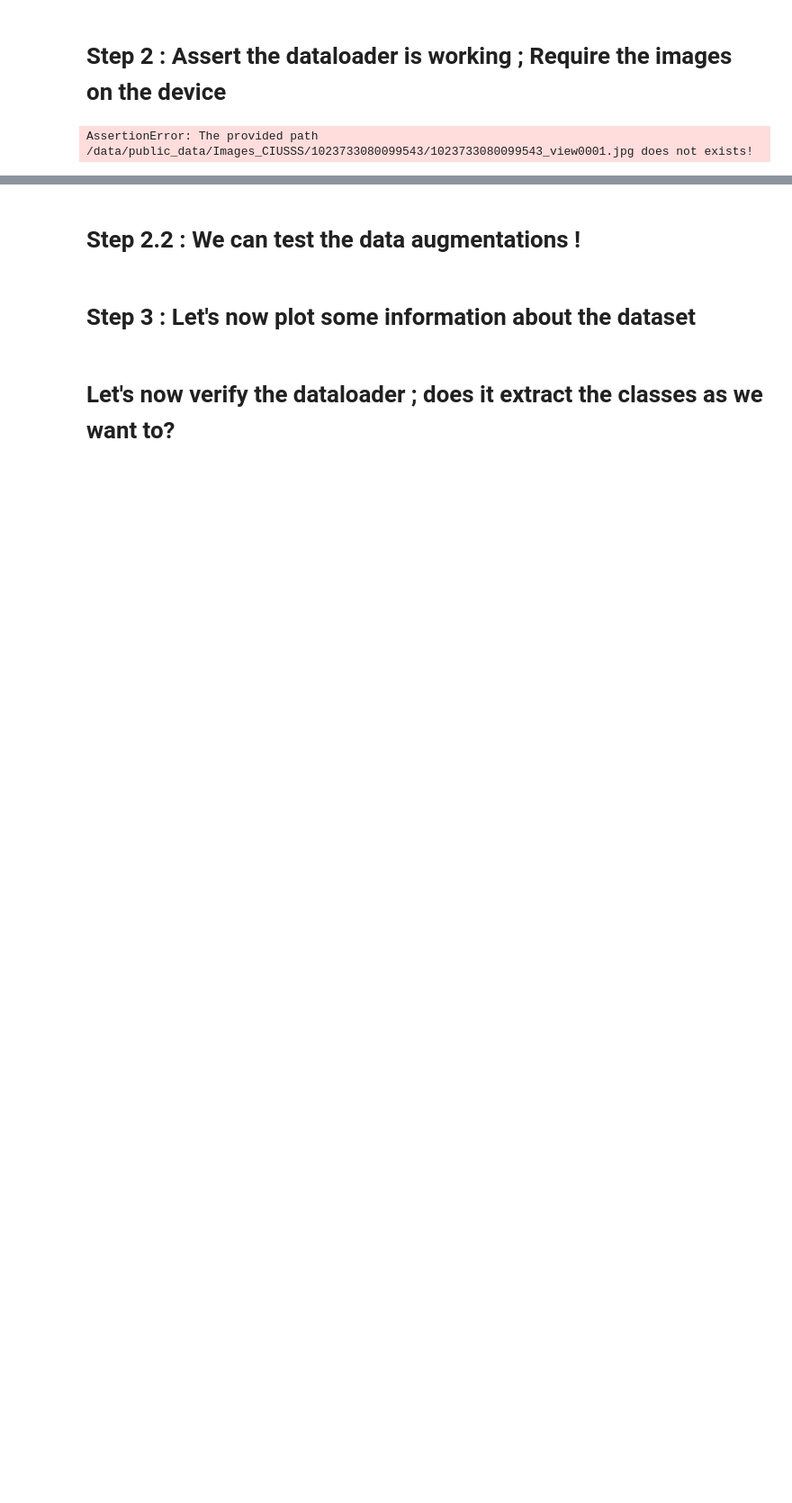
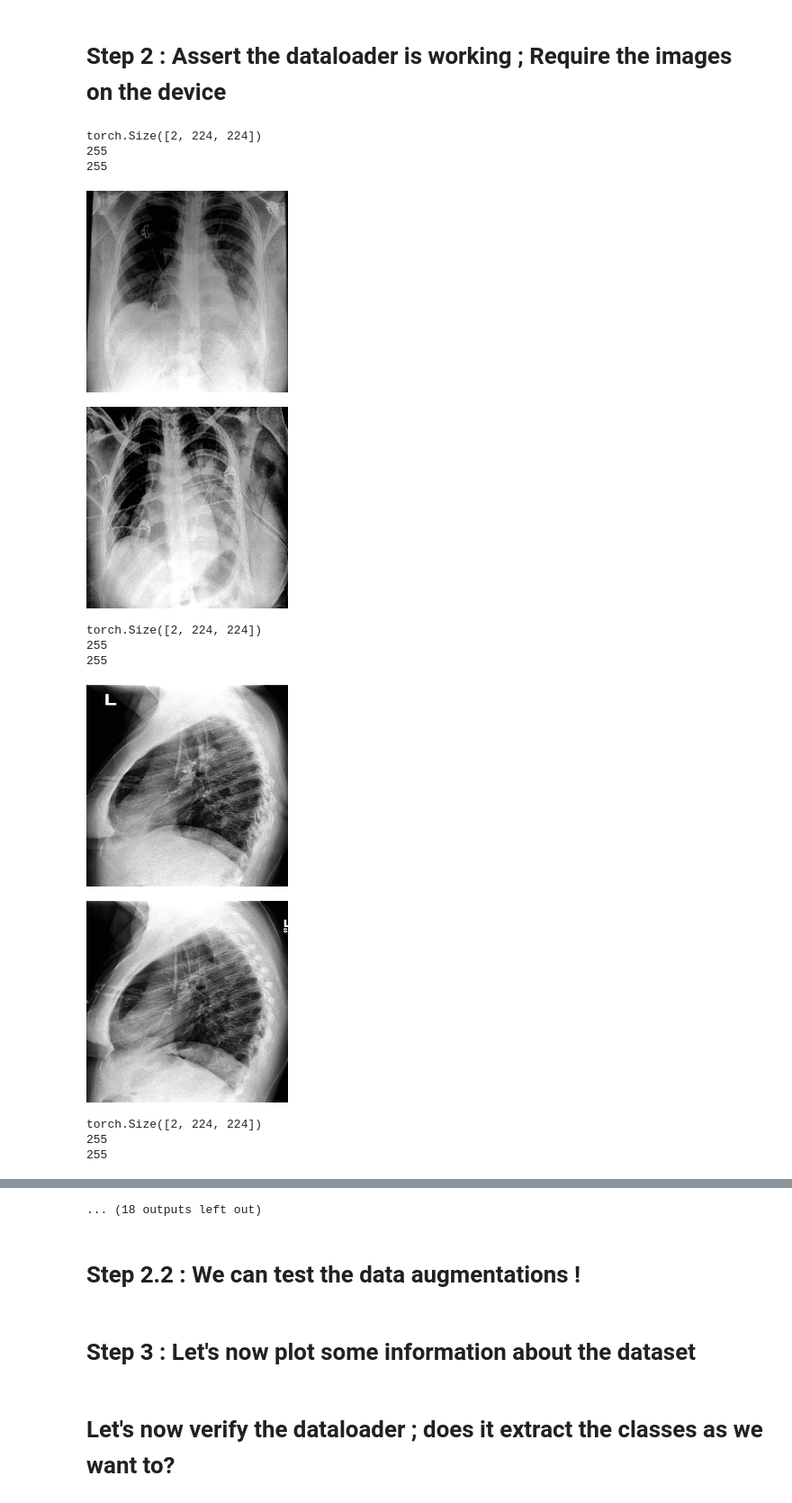
Before and after one commit to CCSMTL/IA-MED_IMG, a Jupyter notebook: CheXpert2/sanity_check.ipynb, the cells around one changed output, grey strips where cells are left out. Shown: that part at 90% size. Saved outputs shown, nothing was run; the diff lists cells and outputs as text; code cells hidden in the pictures; blank space fills up the shorter version.

```diff
--- a/CheXpert2/sanity_check.ipynb
+++ b/CheXpert2/sanity_check.ipynb
@@ -15,10 +15,10 @@ from PIL import Image
 
 Since we don't train the model, we only need one dataset
 # %%
-img_dir=""
+img_dir="/mnt/f/IA-med_img"
 os.environ["DEBUG"]="False"
 dataset = CXRLoader(
-            split="Test",
+            split="Train",
             img_dir=img_dir,
             img_size=224,
             prob=[0,0,0,0,0,0],
@@ -26,6 +26,6 @@ dataset = CXRLoader(
             label_smoothing=0,
             channels=1,
             use_frontal=False,
-            datasets=["CIUSSS"]
+            datasets=["ChexPert"]
         )
 i=0
@@ -33,16 +39,28 @@ i=0
 # Step 2 : Assert the dataloader is working ; Require the images on the device
 # %%
 import time
-for i in range(0,10) :
+for i in range(10,20) :
     images,label,idx = dataset[i]
     print(images.shape)
     frontal,lateral =   images[0,:,:].numpy().astype(np.uint8),images[1,:,:].numpy().astype(np.uint8)
     #frontal,lateral = cv2.cvtColor(frontal[:,:,None],cv2.COLOR_GRAY2RGB),cv2.cvtColor(lateral[:,:,None],cv2.COLOR_GRAY2RGB)
     print(np.max(frontal))
     print(np.max(lateral))
     frontal_image = Image.fromarray(frontal)
     lateral_image = Image.fromarray(lateral)
     frontal_image.show()
     lateral_image.show()
 # %% [output]
-AssertionError: The provided path /data/public_data/Images_CIUSSS/1023733080099543/1023733080099543_view0001.jpg does not exists!
+torch.Size([2, 224, 224])
+255
+255
+[figure, added]
+[figure, added]
+torch.Size([2, 224, 224])
+255
+255
+[figure, added]
+[figure, added]
+torch.Size([2, 224, 224])
+255
+255
@@ -49,3 +74,4 @@ AssertionError: The provided path /data/public_data/Images_CIUSSS/10237330800995
+... (18 outputs left out)
 # %% [markdown]
 # Step 2.2 : We can test the data augmentations !
 # %%
```
Also changed, not shown: parts of 2 cells of this notebook, 5 other files.
